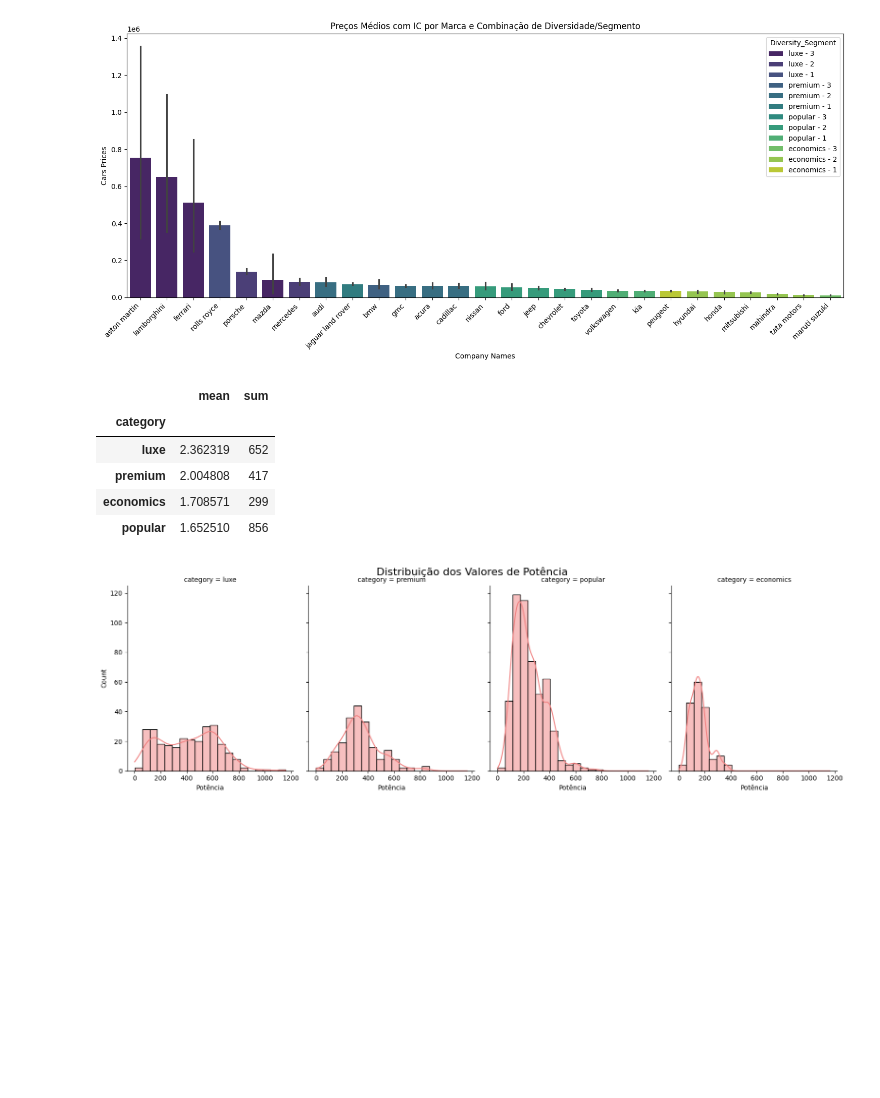
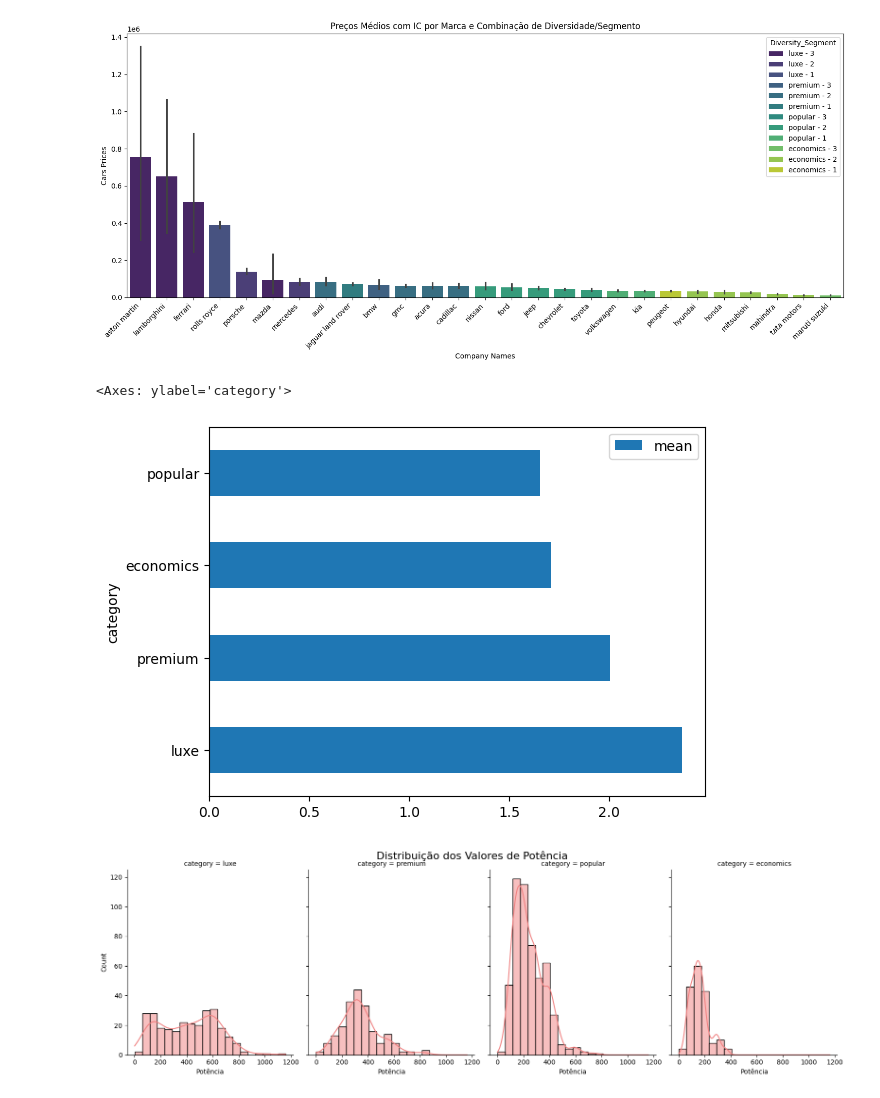
Before and after one commit to KevBoyz/data-science, a Jupyter notebook: Projects/09-cars/stat_cars.ipynb, the cells around one changed output. Saved outputs shown, nothing was run; the diff lists cells and outputs as text; code cells hidden in the pictures; blank space fills up the shorter version.

```diff
--- a/Projects/09-cars/stat_cars.ipynb
+++ b/Projects/09-cars/stat_cars.ipynb
@@ -238,14 +248,10 @@ plt.show()
 # %% [output]
 [figure]
 # %%
-df.groupby('category')['diversity'].agg(['mean', 'sum']).sort_values(by=['mean'], ascending=False)
+df.groupby('category')['diversity'].agg(['mean']).sort_values(by=['mean'], ascending=False).plot.barh()
 # %% [output]
-|  | mean | sum |
-| category |  |  |
-| luxe | 2.362319 | 652 |
-| premium | 2.004808 | 417 |
-| economics | 1.708571 | 299 |
-| popular | 1.652510 | 856 |
+<Axes: ylabel='category'>
+[figure, added]
 # %%
 import pandas as pd
 import matplotlib.pyplot as plt
```
Also changed, not shown: parts of 4 cells of this notebook, 10 other files.
